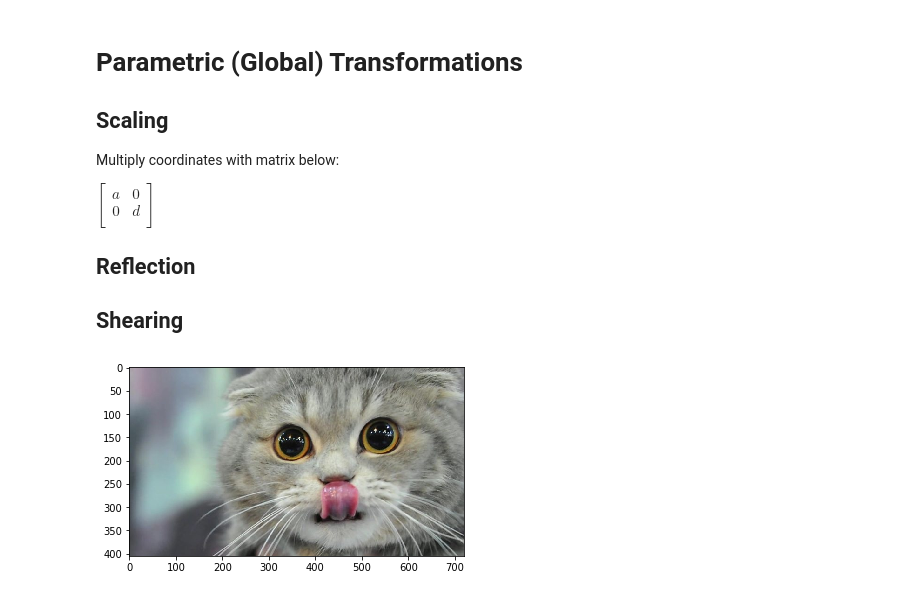
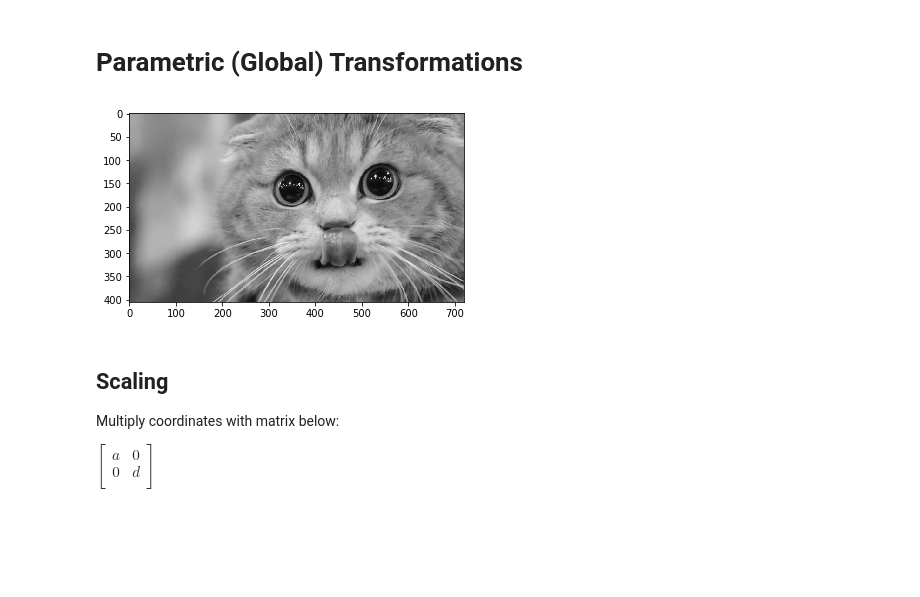
Before and after one commit to zim96/image-processing-basics, a Jupyter notebook: transformations.ipynb, the cells around one changed output. Cells and saved outputs as stored; diff of their text form; code cells hidden in the pictures; blank space fills up the shorter version.

```diff
--- a/transformations.ipynb
+++ b/transformations.ipynb
@@ -1,6 +1,27 @@
+# %% [markdown]
+# Parametric (Global) Transformations
+# %%
+import cv2 as cv
+import numpy as np
+import matplotlib.pyplot as plt
+
+def warpParametric(img, mat):
+    img_new = np.zeros((img.shape[0]*mat[0, 0], img.shape[1]*mat[1, 1]))
+    for i in range(img.shape[0]):
+        for j in range(img.shape[1]):
+            coor = np.matmul(mat, [i, j])
+            img_new[coor[0], coor[1]] = img[i, j]
+
+    return img_new
+
+img = cv.imread('bbc_cat.jpg')
+img = cv.cvtColor(img, cv.COLOR_BGR2GRAY)
+plt.imshow(img, cmap='gray')
+
+plt.show()
+# %% [output]
+[figure, added]
 # %% [markdown]
-# Parametric (Global) Transformations
-
 ## Scaling
 
 Multiply coordinates with matrix below:
@@ -11,21 +32,3 @@ $
         0 & d \\
     \end{bmatrix}
 $
-
-## Reflection
-
-## Shearing
-# %%
-import cv2 as cv
-import numpy as np
-import matplotlib.pyplot as plt
-
-# Parametric transformations aka Global transformations
-
-img = cv.imread('bbc_cat.jpg')
-img = cv.cvtColor(img, cv.COLOR_BGR2RGB)
-plt.imshow(img)
-
-plt.show()
-# %% [output]
-[figure, removed]
```
Also changed, not shown: parts of 1 cell of this notebook, 2 other files.
